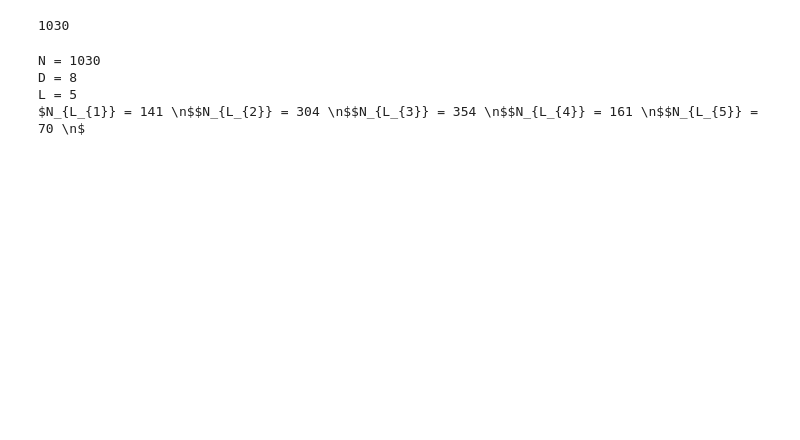
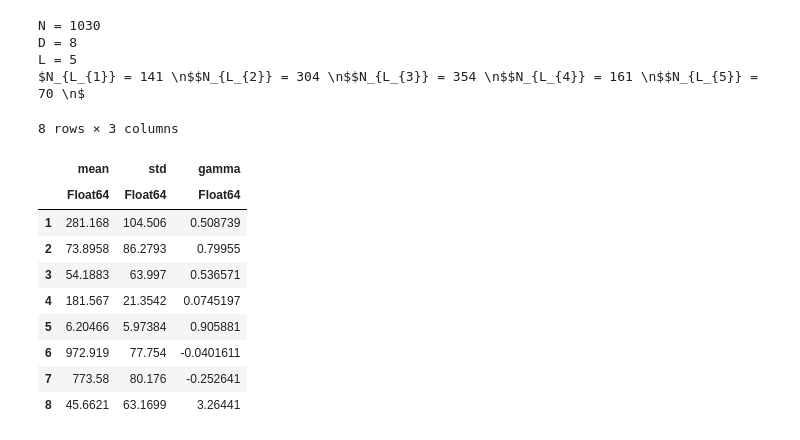
Before and after one commit to filipepfarias/Applied-Computational-Intelligence-2021.1, a Jupyter notebook: hw1/codes/hw1.ipynb, the cells around one changed output. Saved outputs shown, nothing was run; the diff lists cells and outputs as text; code cells hidden in the pictures; blank space fills up the shorter version.

```diff
--- a/hw1/codes/hw1.ipynb
+++ b/hw1/codes/hw1.ipynb
@@ -4,10 +4,5 @@ using DataFrames, CSV, Plots, StatsBase, Statistics, Formatting, LaTeXStrings
 concrete_df = dropmissing(CSV.File("../../data/ConcreteUCI.csv") |> DataFrame)
 strength_categories = Array(["very low", "low", "medium", "high", "very high"])
 predictor_names = Array(["Cement", "Blast Furnace Slag", "Fly Ash", "Water", "Superplasticizer", "Coarse Aggregate", "Fine Aggregate", "Age (day)"])
-concrete_matrix = Matrix{Real}(concrete_df[:,predictor_names])
-num_predictors = length(predictor_names)
-num_categories = length(strength_categories)
-num_observations = nrow(concrete_df)
+concrete_matrix = Matrix{Real}(concrete_df[:,predictor_names]);
-# %% [output]
-1030
 # %%
@@ -23,6 +22,26 @@ N = 1030
 D = 8
 L = 5
 $N_{L_{1}} = 141 \n$$N_{L_{2}} = 304 \n$$N_{L_{3}} = 354 \n$$N_{L_{4}} = 161 \n$$N_{L_{5}} = 70 \n$
+# %%
+predictors_statistics_df = DataFrame()
+
+for predictor_name in predictor_names
+    predictor_array = Array(concrete_df[:, predictor_name])
+    append!(predictors_statistics_df, DataFrame(mean = mean(predictor_array), std = std(predictor_array), gamma = skewness(predictor_array)))
+end
+predictors_statistics_df
+# %% [output]
+8 rows × 3 columns
+|  | mean | std | gamma |
+|  | Float64 | Float64 | Float64 |
+| 1 | 281.168 | 104.506 | 0.508739 |
+| 2 | 73.8958 | 86.2793 | 0.79955 |
+| 3 | 54.1883 | 63.997 | 0.536571 |
+| 4 | 181.567 | 21.3542 | 0.0745197 |
+| 5 | 6.20466 | 5.97384 | 0.905881 |
+| 6 | 972.919 | 77.754 | -0.0401611 |
+| 7 | 773.58 | 80.176 | -0.252641 |
+| 8 | 45.6621 | 63.1699 | 3.26441 |
 # %%
 predictors_corr_matrix = cor(concrete_matrix, concrete_matrix)
 Plots.heatmap(predictor_names, predictor_names, predictors_corr_matrix, xrotation = 45)
```
Also changed, not shown: parts of 2 cells of this notebook.
